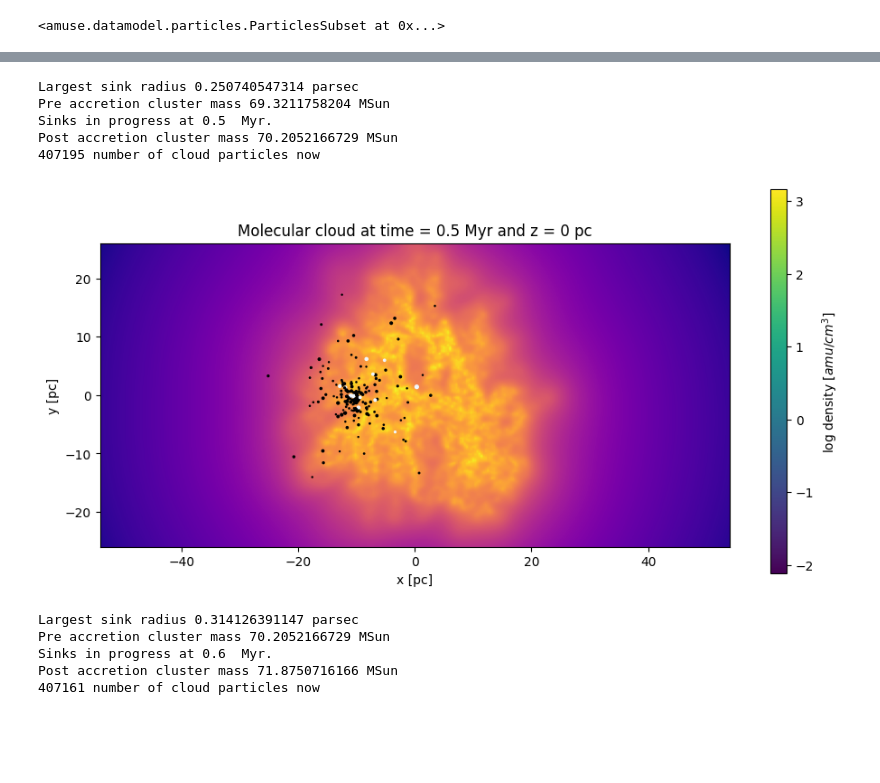
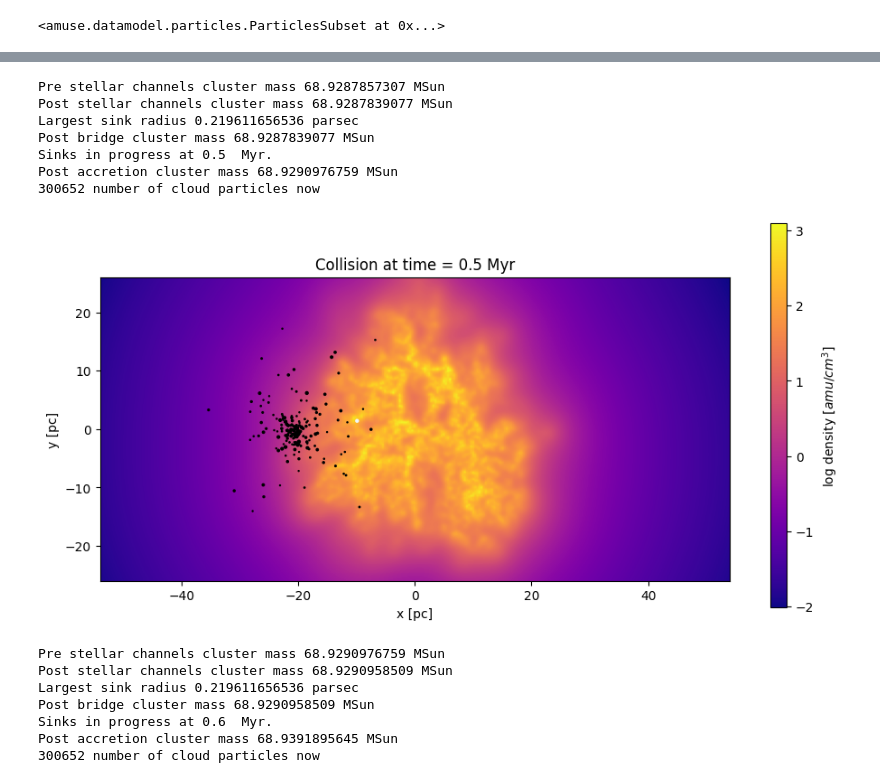
Before and after one commit to umuzigazuba/AMUSE-_project_SNOOPS, a Jupyter notebook: AMUSE_project_YESSIR/notebooks/sink_test.ipynb, the cells around one changed output, grey strips where cells are left out. Saved outputs shown, nothing was run; the diff lists cells and outputs as text; code cells hidden in the pictures; blank space fills up the shorter version.

Commit message:
Applied stellar evolution

```diff
--- a/AMUSE_project_YESSIR/notebooks/sink_test.ipynb
+++ b/AMUSE_project_YESSIR/notebooks/sink_test.ipynb
@@ -119,16 +121,18 @@ hydro_cloud = hydro_code(Code = Fi, dt = 0.1 | units.Myr,
 
 
 channel = {"gravity_to_sinks": gravity_code.particles.new_channel_to(sinks),
-            "gravity_from_sinks": sinks.new_channel_to(gravity_code.particles),
+            "gravity_from_sinks": sinks.new_channel_to(gravity_code.particles, attributes=["mass", "radius"], target_names=["mass", "radius"]),
             "stellar_evolution_to_sinks": stellar_evolution_code.particles.new_channel_to(sinks),
             "stellar_evolution_from_sinks": sinks.new_channel_to(stellar_evolution_code.particles),
-            "to_cloud": hydro_cloud.gas_particles.new_channel_to(particles_cloud),
-            "from_cloud": particles_cloud.new_channel_to(hydro_cloud.gas_particles)}
+            "stellar_evolution_to_gravity": stellar_evolution_code.particles.new_channel_to(gravity_code.particles),
+            "hydro_to_cloud": hydro_cloud.gas_particles.new_channel_to(particles_cloud),
+            "hydro_from_cloud": particles_cloud.new_channel_to(hydro_cloud.gas_particles)}
+
+channel["stellar_evolution_to_sinks"].copy()
 # %%
 gravhydrostellarbridge = bridge.Bridge(use_threading = False)
-gravhydrostellarbridge.add_system(gravity_code, (hydro_cloud, stellar_evolution_code))
-gravhydrostellarbridge.add_system(hydro_cloud, (gravity_code, stellar_evolution_code))
-gravhydrostellarbridge.add_system(stellar_evolution_code, (gravity_code, hydro_cloud))
+gravhydrostellarbridge.add_system(gravity_code, (hydro_cloud,))
+gravhydrostellarbridge.add_system(hydro_cloud, (gravity_code,))
 gravhydrostellarbridge.timestep = 0.1 | units.Myr
 # %%
 def bondi_radius(stellar_mass):
@@ -218,5 +248,5 @@ def accrete_mass(sinks, hydro_particles, time_step):
 # %%
-def plot_cloud_and_star_cluster(time, hydro, sinks, x_lim, y_lim, N, density_map_MC):
+def plot_cloud_and_star_cluster(time, hydro, sinks, x_lim, y_lim, N, density_map_MC, path_savefig):
 
     rho = make_map(hydro, x_lim = x_lim, y_lim = y_lim, N = N)
 
@@ -228,7 +258,7 @@ def plot_cloud_and_star_cluster(time, hydro, sinks, x_lim, y_lim, N, density_map
     plt.imshow(np.log10(rho.value_in(units.amu/units.cm**3)), cmap = "plasma", extent = [-x_lim, x_lim, -y_lim, y_lim])
     plt.scatter(sinks.position.x.value_in(units.pc), sinks.position.y.value_in(units.pc), c = colors[colors_sink], s = sinks.mass.value_in(units.MSun)*5)
 
-    plt.title(f"Molecular cloud at time = {time.value_in(units.Myr)} Myr")
+    plt.title(f"Collision at time = {time.value_in(units.Myr)} Myr")
     plt.xlabel("x [pc]")
     plt.ylabel("y [pc]")
     plt.xlim([-x_lim, x_lim])
@@ -238,9 +268,11 @@ def plot_cloud_and_star_cluster(time, hydro, sinks, x_lim, y_lim, N, density_map
     colorbar = plt.colorbar(density_map_MC, cax = colorbar_axis, fraction = 0.046, pad = 0.04)
     colorbar.set_label('log density [$amu/cm^3$]', labelpad = 5)
 
+    plt.savefig(path_savefig)
+
     plt.show()
 # %%
-t_end = 1.5 | units.Myr
+t_end = 4 | units.Myr
 model_time = 0 | units.Myr
 dt = 0.1 | units.Myr
 
@@ -248,7 +280,8 @@ x_lim = int(abs(min(sinks.position.x).value_in(units.pc)))*1.2
 y_lim = int(abs(min(sinks.position.y).value_in(units.pc)))*2
 N = 300
 
-plot_cloud_and_star_cluster(model_time, hydro_cloud, sinks, x_lim, y_lim, N, density_map)
+plot_cloud_and_star_cluster(model_time, hydro_cloud, sinks, x_lim, y_lim, N, density_map, f"../results/test/SE/collision_at_{model_time.value_in(units.Myr)}.png")
+# plot_snapshot_and_HR(star_cluster)
 
 sinks_mass_snapshots = []
 
@@ -256,37 +289,47 @@ while model_time < t_end:
 
     # define the accreting radius of the sinks particle based on its Bondi radius
     # IMPORTANT: the mass changes after each accretion event
+
+    print("Pre stellar channels cluster mass", sinks.mass.sum())
+
+    model_time += dt
+    model_time = model_time.round(1)
+
+    stellar_evolution_code.evolve_model(model_time)
+
+    channel["stellar_evolution_to_sinks"].copy()
+    channel["gravity_from_sinks"].copy()
+
+    print("Post stellar channels cluster mass", sinks.mass.sum())
+
     sinks.sink_radius = [bondi_radius(sink.mass).in_(units.pc) for sink in sinks]
 
     print("Largest sink radius", max(sinks.sink_radius).in_(units.pc))
 
-    print("Pre accretion cluster mass", sinks.mass.sum())
-
-    model_time += dt
-    model_time = model_time.round(1)
     # evolve the gravity and hydro codes through our bridge
     gravhydrostellarbridge.evolve_model(model_time)
 
-
     # update channels (copy over from the codes.particles to the particle sets)
     channel["gravity_to_sinks"].copy()
-    channel["stellar_evolution_to_sinks"].copy()
-    channel["to_cloud"].copy()
+    channel["hydro_to_cloud"].copy()
+
+    print("Post bridge cluster mass", sinks.mass.sum())
 
     print("Sinks in progress at", model_time.value_in(units.Myr), " Myr.")
     # add the acretted mass to the sinks's total mass
     accrete_mass(sinks, particles_cloud, dt)
 
     # update channels (copy the information from the particle set to the gravity code)
+    channel["stellar_evolution_from_sinks"].copy()
     channel["gravity_from_sinks"].copy()
-    channel["stellar_evolution_from_sinks"].copy()
-    channel["from_cloud"].copy()
+    channel["hydro_from_cloud"].copy()
 
     # save the total mass of each step
     sinks_mass_snapshots.append(sinks.mass.value_in(units.MSun))
 
     print("Post accretion cluster mass", sinks.mass.sum())
-    print(len(particles_cloud.mass), "number of cloud particles now")
+    print(len(particles_cloud.mass), "number of cloud particles now \n")
 
-    plot_cloud_and_star_cluster(model_time, hydro_cloud, sinks, x_lim, y_lim, N, density_map)
+    plot_cloud_and_star_cluster(model_time, hydro_cloud, sinks, x_lim, y_lim, N, density_map, f"../results/test/SE/collision_at_{model_time.value_in(units.Myr)}.png")
+    # plot_snapshot_and_HR(star_cluster)
 # %% [output]
@@ -318,11 +369,15 @@ Post accretion cluster mass 69.3211758204 MSun
-Largest sink radius 0.250740547314 parsec
-Pre accretion cluster mass 69.3211758204 MSun
+Pre stellar channels cluster mass 68.9287857307 MSun
+Post stellar channels cluster mass 68.9287839077 MSun
+Largest sink radius 0.219611656536 parsec
+Post bridge cluster mass 68.9287839077 MSun
 Sinks in progress at 0.5  Myr.
-Post accretion cluster mass 70.2052166729 MSun
-407195 number of cloud particles now
+Post accretion cluster mass 68.9290976759 MSun
+300652 number of cloud particles now
-[figure, old version]
+[figure, new version]
-Largest sink radius 0.314126391147 parsec
-Pre accretion cluster mass 70.2052166729 MSun
+Pre stellar channels cluster mass 68.9290976759 MSun
+Post stellar channels cluster mass 68.9290958509 MSun
+Largest sink radius 0.219611656536 parsec
+Post bridge cluster mass 68.9290958509 MSun
 Sinks in progress at 0.6  Myr.
-Post accretion cluster mass 71.8750716166 MSun
-407161 number of cloud particles now
+Post accretion cluster mass 68.9391895645 MSun
+300652 number of cloud particles now
```
Also changed, not shown: parts of 16 cells of this notebook.
